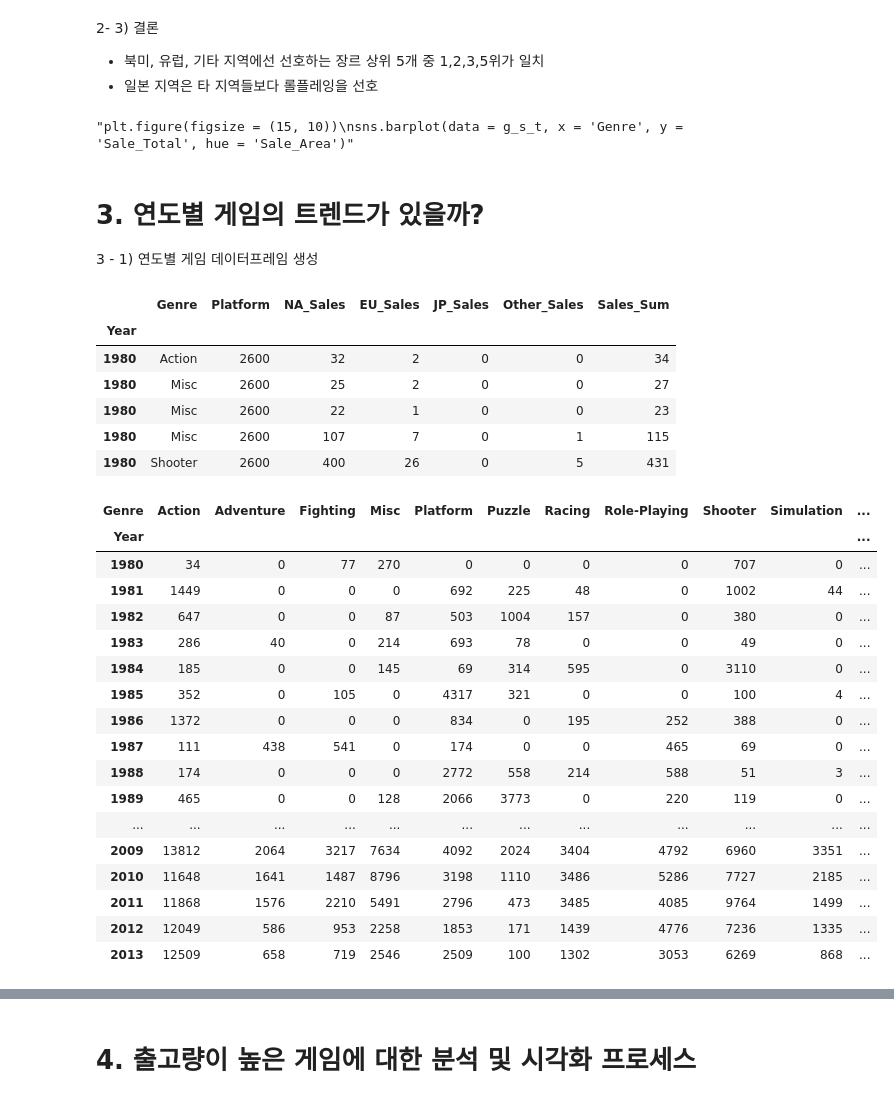
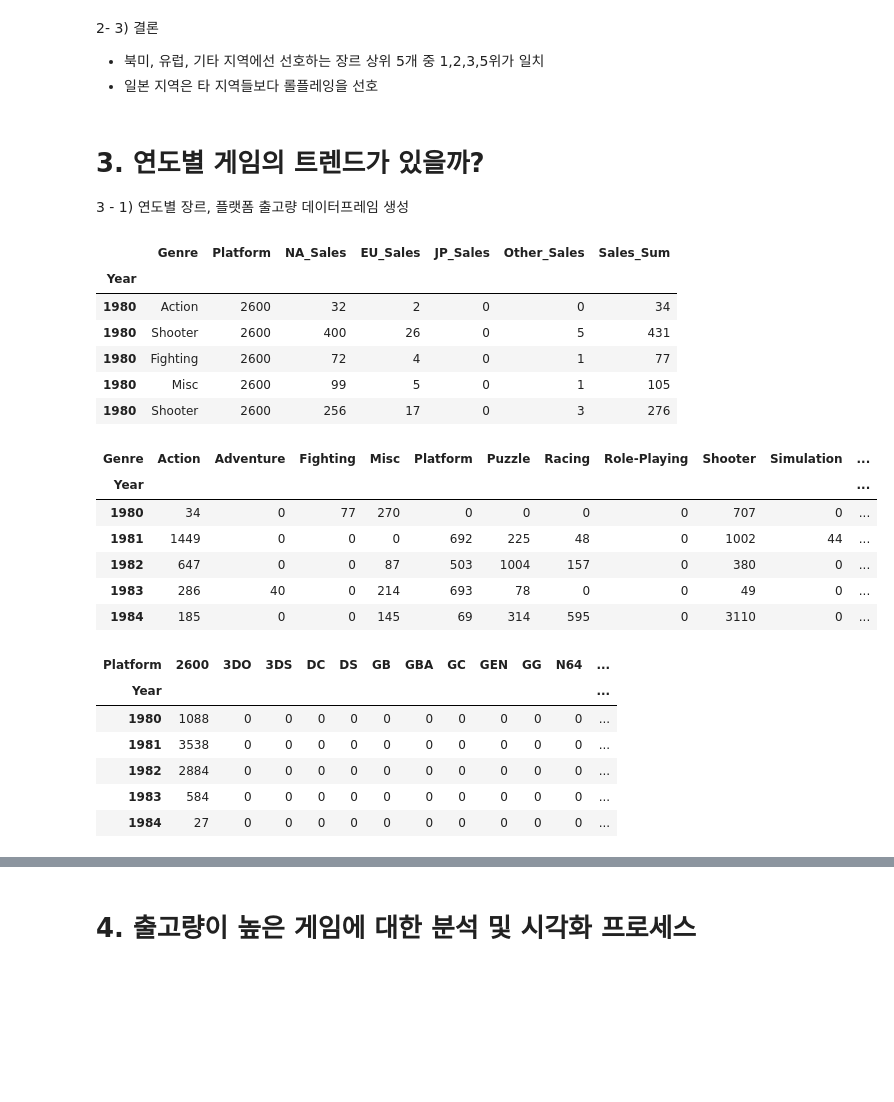
Before and after one commit to wisesprout/video-game-sales-analysis, a Jupyter notebook: Project1.ipynb, the cells around one changed output, grey strips where cells are left out. Saved outputs shown, nothing was run; the diff lists cells and outputs as text; code cells hidden in the pictures; blank space fills up the shorter version.

```diff
--- a/Project1.ipynb
+++ b/Project1.ipynb
@@ -67,3 +67,7 @@ df.to_excel('/content/drive/MyDrive/Colab Notebooks/Section1/Project/vgames_a.xl
+# %%
+# 2017, 2020년도 세일 합이 매우 적음 -> 제거
+df.drop(df[(df['Year'] == 2017) | (df['Year'] == 2020)].index, inplace = True)
+df.to_excel('/content/drive/MyDrive/Colab Notebooks/Section1/Project/vgames_a.xlsx', index = False)
 # %%
 # 나머지 feature 값 확인
 df['Platform'].value_counts()
@@ -203,15 +207,10 @@ plt.show()
 
 *   북미, 유럽, 기타 지역에선 선호하는 장르 상위 5개 중 1,2,3,5위가 일치
 *   일본 지역은 타 지역들보다 롤플레잉을 선호
-# %%
-'''plt.figure(figsize = (15, 10))
-sns.barplot(data = g_s_t, x = 'Genre', y = 'Sale_Total', hue = 'Sale_Area')'''
-# %% [output]
-"plt.figure(figsize = (15, 10))\nsns.barplot(data = g_s_t, x = 'Genre', y = 'Sale_Total', hue = 'Sale_Area')"
 # %% [markdown]
 # 3. 연도별 게임의 트렌드가 있을까?
 
-3 - 1) 연도별 게임 데이터프레임 생성
+3 - 1) 연도별 장르, 플랫폼 출고량 데이터프레임 생성
 # %%
 # 전체 데이터에서 연도, 장르, 플랫폼 추춯
 df3 = df[['Year', 'Genre', 'Platform', 'NA_Sales', 'EU_Sales', 'JP_Sales', 'Other_Sales']]
@@ -224,39 +223,41 @@ df3.head()
 |  | Genre | Platform | NA_Sales | EU_Sales | JP_Sales | Other_Sales | Sales_Sum |
 | Year |  |  |  |  |  |  |  |
 | 1980 | Action | 2600 | 32 | 2 | 0 | 0 | 34 |
-| 1980 | Misc | 2600 | 25 | 2 | 0 | 0 | 27 |
-| 1980 | Misc | 2600 | 22 | 1 | 0 | 0 | 23 |
-| 1980 | Misc | 2600 | 107 | 7 | 0 | 1 | 115 |
 | 1980 | Shooter | 2600 | 400 | 26 | 0 | 5 | 431 |
+| 1980 | Fighting | 2600 | 72 | 4 | 0 | 1 | 77 |
+| 1980 | Misc | 2600 | 99 | 5 | 0 | 1 | 105 |
+| 1980 | Shooter | 2600 | 256 | 17 | 0 | 3 | 276 |
 # %%
+# 연도별 장르 출고량 데이터프레임
 # y_g = year by genre
-'''# 전체 데이터에서 지역별 장르의 출고량 데이터 추출
-df2 = df[['Genre', 'NA_Sales', 'EU_Sales', 'JP_Sales', 'Other_Sales']]
-# g_s = genre by sales
-g_s = df2.groupby(by=['Genre']).sum()
-g_s.to_excel('/content/drive/MyDrive/Colab Notebooks/Section1/Project/vgames_gs.xlsx')
-g_s'''
-y_g = df3.drop(df3[['NA_Sales','EU_Sales','JP_Sales','Other_Sales']], axis = 1)
+y_g = df3.drop(df3[['Platform', 'NA_Sales', 'EU_Sales', 'JP_Sales', 'Other_Sales']], axis = 1)
 y_g = y_g.reset_index()
 y_g = pd.pivot_table(y_g, index = 'Year', columns = 'Genre', values= 'Sales_Sum', aggfunc = np.sum)
 y_g = y_g.fillna(0).astype(int)
-y_g.head(-5)
+y_g.to_excel('/content/drive/MyDrive/Colab Notebooks/Section1/Project/vgames_yg.xlsx')
+y_g.head()
 # %% [output]
 | Genre | Action | Adventure | Fighting | Misc | Platform | Puzzle | Racing | Role-Playing | Shooter | Simulation | ... |
 | Year |  |  |  |  |  |  |  |  |  |  | ... |
 | 1980 | 34 | 0 | 77 | 270 | 0 | 0 | 0 | 0 | 707 | 0 | ... |
 | 1981 | 1449 | 0 | 0 | 0 | 692 | 225 | 48 | 0 | 1002 | 44 | ... |
 | 1982 | 647 | 0 | 0 | 87 | 503 | 1004 | 157 | 0 | 380 | 0 | ... |
 | 1983 | 286 | 40 | 0 | 214 | 693 | 78 | 0 | 0 | 49 | 0 | ... |
 | 1984 | 185 | 0 | 0 | 145 | 69 | 314 | 595 | 0 | 3110 | 0 | ... |
-| 1985 | 352 | 0 | 105 | 0 | 4317 | 321 | 0 | 0 | 100 | 4 | ... |
-| 1986 | 1372 | 0 | 0 | 0 | 834 | 0 | 195 | 252 | 388 | 0 | ... |
-| 1987 | 111 | 438 | 541 | 0 | 174 | 0 | 0 | 465 | 69 | 0 | ... |
-| 1988 | 174 | 0 | 0 | 0 | 2772 | 558 | 214 | 588 | 51 | 3 | ... |
-| 1989 | 465 | 0 | 0 | 128 | 2066 | 3773 | 0 | 220 | 119 | 0 | ... |
-| ... | ... | ... | ... | ... | ... | ... | ... | ... | ... | ... | ... |
-| 2009 | 13812 | 2064 | 3217 | 7634 | 4092 | 2024 | 3404 | 4792 | 6960 | 3351 | ... |
-| 2010 | 11648 | 1641 | 1487 | 8796 | 3198 | 1110 | 3486 | 5286 | 7727 | 2185 | ... |
-| 2011 | 11868 | 1576 | 2210 | 5491 | 2796 | 473 | 3485 | 4085 | 9764 | 1499 | ... |
-| 2012 | 12049 | 586 | 953 | 2258 | 1853 | 171 | 1439 | 4776 | 7236 | 1335 | ... |
-| 2013 | 12509 | 658 | 719 | 2546 | 2509 | 100 | 1302 | 3053 | 6269 | 868 | ... |
+# %%
+# 연도별 플랫폼 출고량 데이터프레임
+# y_p  = year by platform
+y_p = df3.drop(df3[['Genre', 'NA_Sales', 'EU_Sales', 'JP_Sales', 'Other_Sales']], axis = 1)
+y_p = y_p.reset_index()
+y_p = pd.pivot_table(y_p, index = 'Year', columns = 'Platform', values= 'Sales_Sum', aggfunc = np.sum)
+y_p = y_p.fillna(0).astype(int)
+y_p.to_excel('/content/drive/MyDrive/Colab Notebooks/Section1/Project/vgames_yp.xlsx')
+y_p.head()
+# %% [output]
+| Platform | 2600 | 3DO | 3DS | DC | DS | GB | GBA | GC | GEN | GG | N64 | ... |
+| Year |  |  |  |  |  |  |  |  |  |  |  | ... |
+| 1980 | 1088 | 0 | 0 | 0 | 0 | 0 | 0 | 0 | 0 | 0 | 0 | ... |
+| 1981 | 3538 | 0 | 0 | 0 | 0 | 0 | 0 | 0 | 0 | 0 | 0 | ... |
+| 1982 | 2884 | 0 | 0 | 0 | 0 | 0 | 0 | 0 | 0 | 0 | 0 | ... |
+| 1983 | 584 | 0 | 0 | 0 | 0 | 0 | 0 | 0 | 0 | 0 | 0 | ... |
+| 1984 | 27 | 0 | 0 | 0 | 0 | 0 | 0 | 0 | 0 | 0 | 0 | ... |
```
Also changed, not shown: parts of 12 cells of this notebook.
